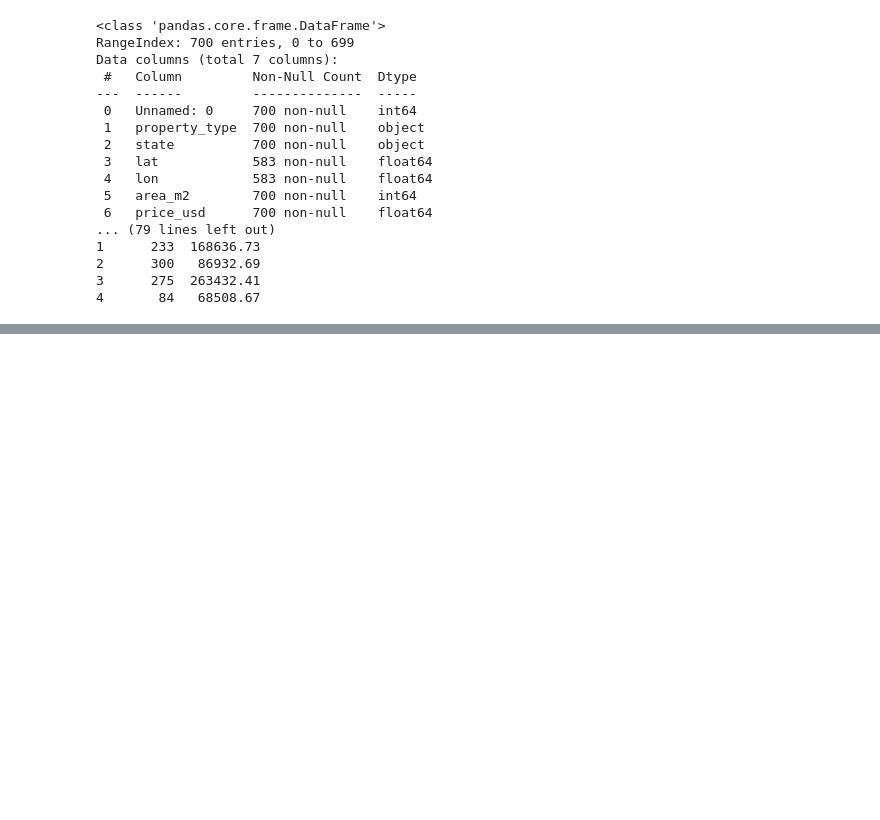
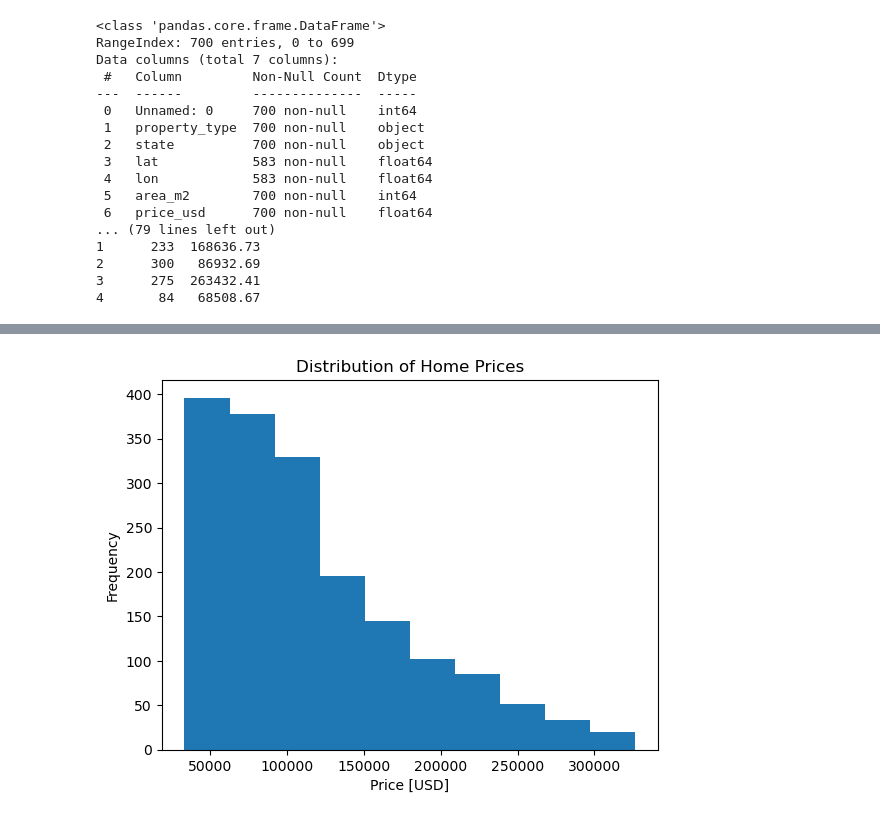
Before and after one commit to erissatallan/House-Prices-in-Mexico, a Jupyter notebook: main.ipynb, the cells around one changed output, grey strips where cells are left out. Drawn from its saved outputs; the diff is of its cells as text; code cells hidden in the pictures; blank space fills up the shorter version.

```diff
--- a/main.ipynb
+++ b/main.ipynb
@@ -39,0 +163,9 @@ for df in dfs:
+# %%
+# histogram of "price_usd"
+
+plt.hist(df['price_usd'])
+plt.xlabel("Price [USD]")
+plt.ylabel("Frequency")
+plt.title("Distribution of Home Prices");
+# %% [output]
+[figure, added]
```
Also changed, not shown: parts of 19 cells of this notebook, 1 other file.
